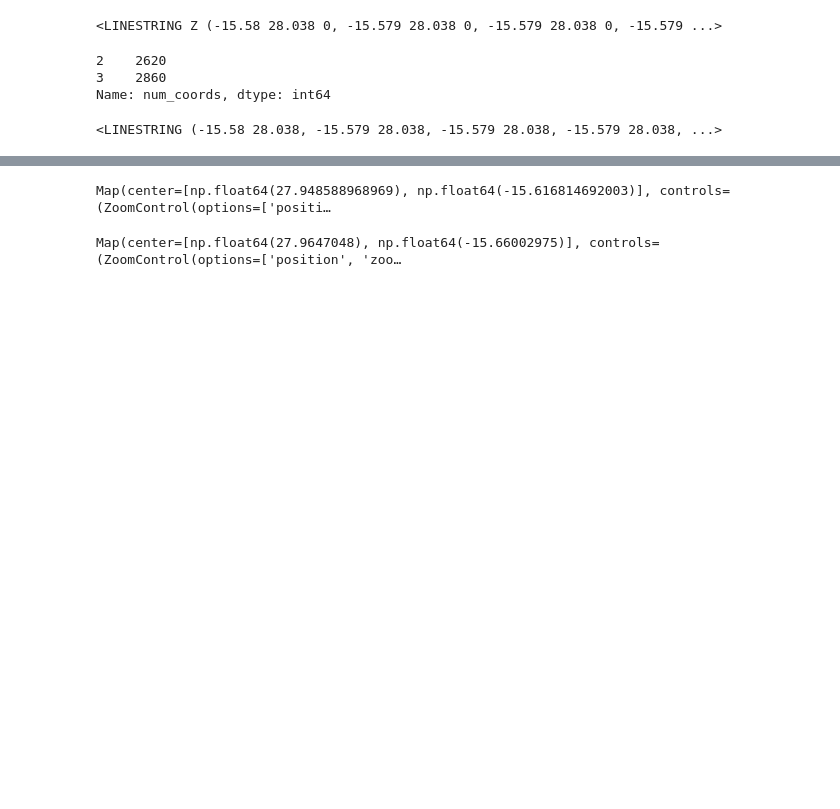
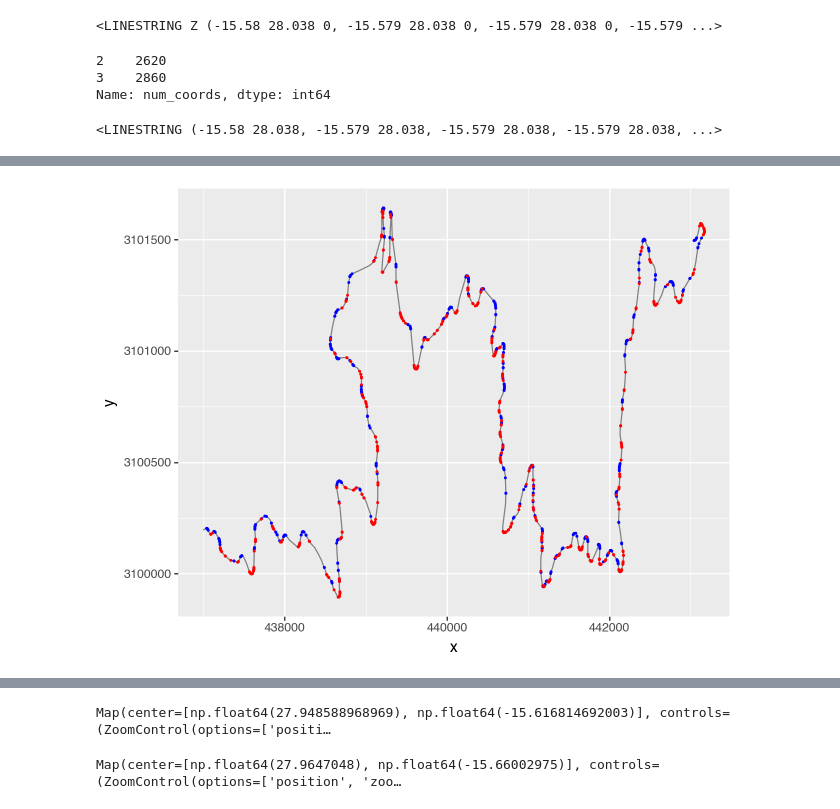
Before and after one commit to RallyDataJunkie/wrc-shinylive-geo, a Jupyter notebook: src/shinyapp/.route_smoothing.ipynb, the cells around one changed output, grey strips where cells are left out. Drawn from its saved outputs; the diff is of its cells as text; code cells hidden in the pictures; blank space fills up the shorter version.

Commit message:
update osm with snap to route

```diff
--- a/src/shinyapp/.route_smoothing.ipynb
+++ b/src/shinyapp/.route_smoothing.ipynb
@@ -554,7 +649,9 @@ geostages_smooth.iloc[0].geometry
 Name: num_coords, dtype: int64
 <LINESTRING Z (-15.58 28.038 0, -15.579 28.038 0, -15.579 28.038 0, -15.579 ...>
 # %%
-geostages_enhanced = wrc.GeoTools.enhance_route_resolution_osm(geostages.iloc[2:4])
+#geostages_enhanced = wrc.GeoTools.enhance_route_resolution_osm(geostages.iloc[2:4])
+geostages_enhanced = enhance_route_resolution_osm(geostages.iloc[2:4], retain_original_points=True, snap_points_to_road=True)
+
 geostages_enhanced["num_coords"] = geostages_enhanced.geometry.apply(
     lambda geom: len(geom.coords) if geom else 0
 )
@@ -704,6 +828,9 @@ EPSG:32628
 dtype: geometry
 # %%
-extract_route_step_data(geostages_enhanced, route_id_col="name")
+geostages_enhanced_angles = extract_route_step_data(geostages_enhanced, route_id_col="name")
+_dirChangeFlag(geostages_enhanced_angles, inplace=True)
+_dirChangeFlag2(geostages_enhanced_angles, inplace=True)
+geostages_enhanced_angles
 # %% [output]
 |  | route_id | step_index | x | y | cum_dist_m | step_angle_deg | cum_step_angle_deg | ... |
 | 0 | SS 2-5 Valleseco Artenara | 0 | 443035.088293 | 3.101498e+06 | 0.000000 | 0.000000e+00 | 0.000000e+00 | ... |
@@ -720,0 +848,21 @@ extract_route_step_data(geostages_enhanced, route_id_col="name")
+# %%
+from plotnine import ggplot, aes, geom_path, geom_point
+gdf_ = geostages_enhanced_angles
+gdf_ = gdf_[gdf_["route_id"] == "SS 2-5 Valleseco Artenara"]
+g = (
+    ggplot(gdf_, aes(x="x", y="y"))
+    + geom_path(color="grey"))
+
+(g    + geom_point(
+        size=0.2,
+        color="blue",
+        data=gdf_[gdf_["step_gradient_deg_per_m"] > 1.0],
+    )
+    + geom_point(
+        size=0.2,
+        data=gdf_[gdf_["step_gradient_deg_per_m"] <= -1.0],
+        color="red",
+    )
+)
+# %% [output]
+[figure, added]
```
Also changed, not shown: parts of 5 cells of this notebook, 1 other file.
